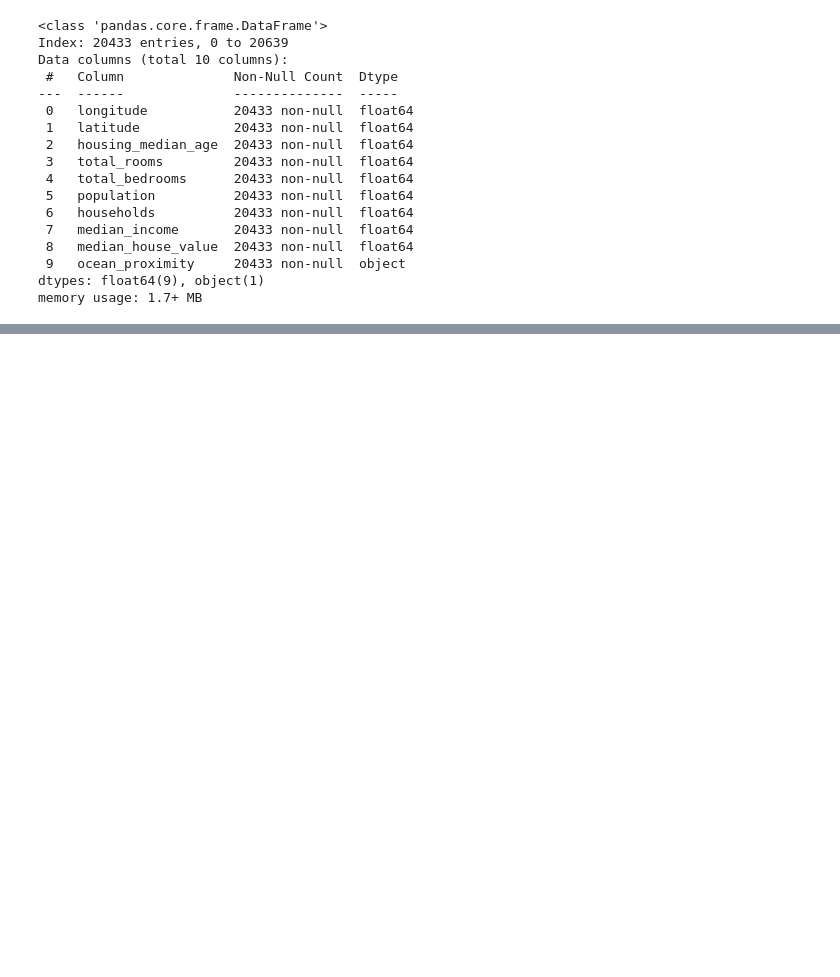
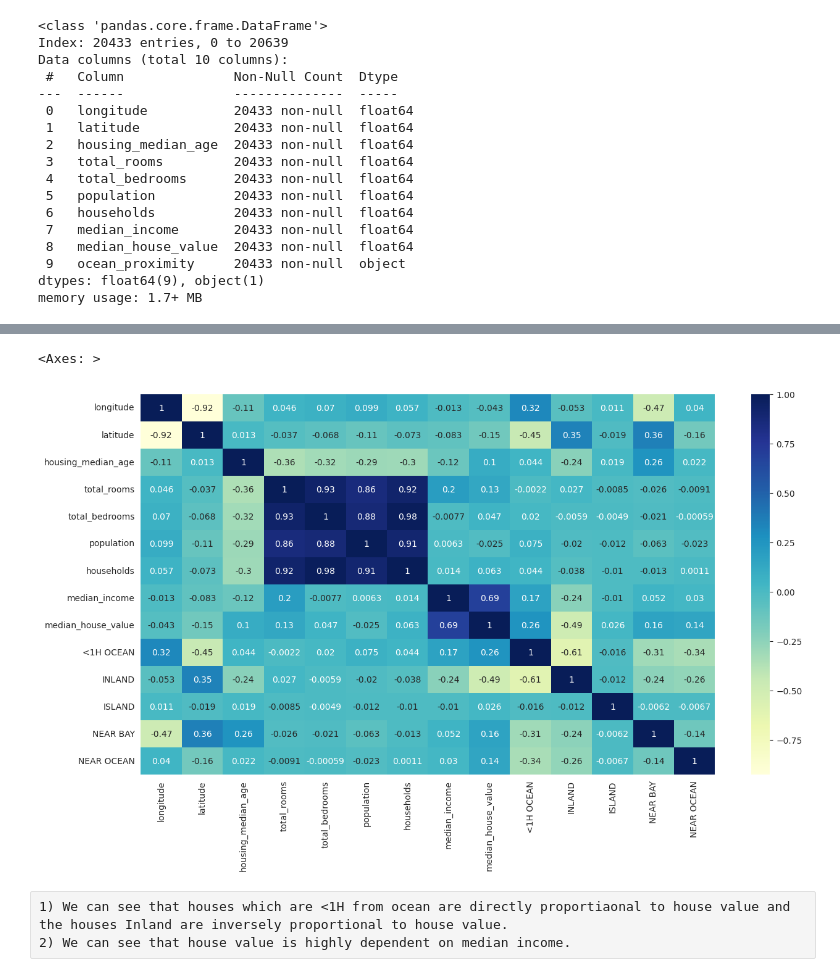
Before and after one commit to shiv-am0/Real-Estate-Price-Prediction, a Jupyter notebook: california-price-prediction.ipynb, the cells around one changed output, grey strips where cells are left out. Drawn from its saved outputs; the diff is of its cells as text; code cells hidden in the pictures; blank space fills up the shorter version.

Commit message:
Data Analysis

```diff
--- a/california-price-prediction.ipynb
+++ b/california-price-prediction.ipynb
@@ -109,0 +110,4 @@ array([[<Axes: title={'center': 'longitude'}>,
+# %%
+# Get dummy variables for ocean proximity.
+train_data = train_data.join(pd.get_dummies(train_data.ocean_proximity)).drop(['ocean_proximity'], axis=1)
+train_data
@@ -109,0 +128,10 @@ array([[<Axes: title={'center': 'longitude'}>,
+# %%
+# Draw heatmap to see the dependence of one factor on another.
+plt.figure(figsize=(15, 8))
+sns.heatmap(train_data.corr(), annot=True, cmap="YlGnBu")
+# %% [output]
+<Axes: >
+[figure, added]
+# %% [raw]
+1) We can see that houses which are <1H from ocean are directly proportiaonal to house value and the houses Inland are inversely proportional to house value.
+2) We can see that house value is highly dependent on median income.
```
Also changed, not shown: parts of 5 cells of this notebook.
